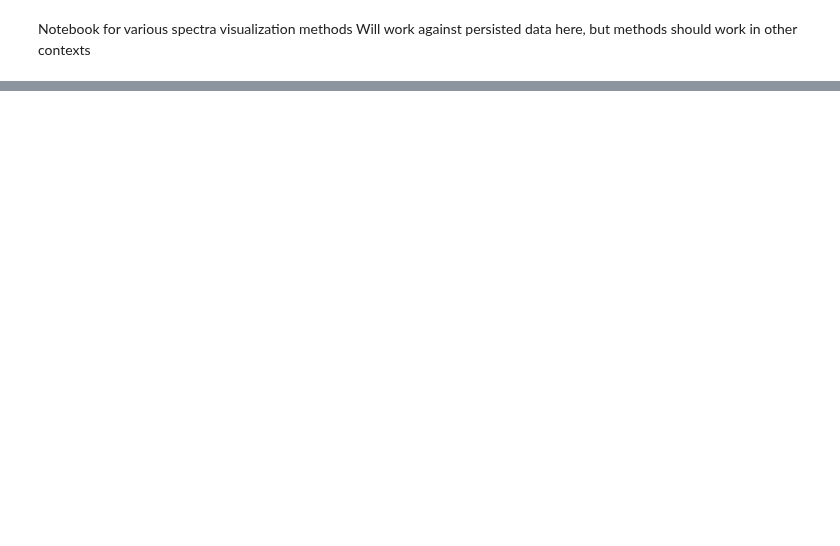
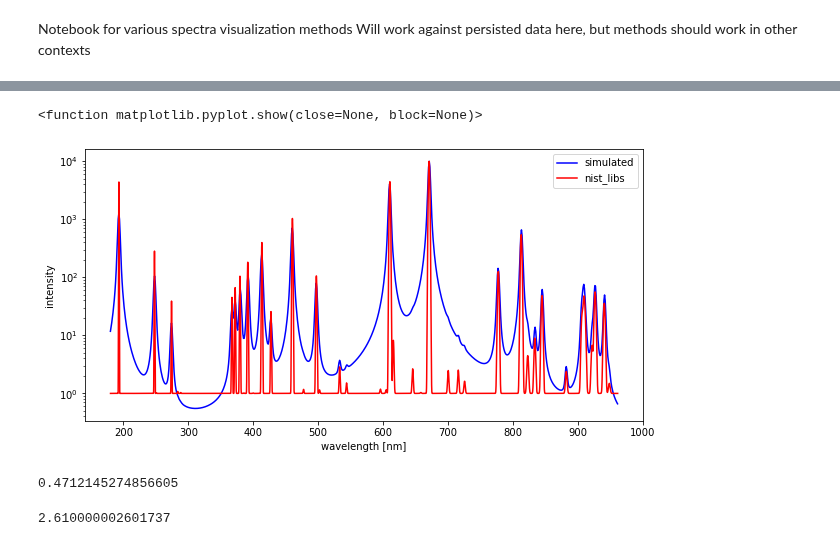
Before and after one commit to MWhitta/phaseMAP, a Jupyter notebook: util/spec_vis.ipynb, the cells around one changed output, grey strips where cells are left out. Cells and saved outputs as stored; diff of their text form; code cells hidden in the pictures; blank space fills up the shorter version.

```diff
--- a/util/spec_vis.ipynb
+++ b/util/spec_vis.ipynb
@@ -84,5 +101,31 @@ print(np.min(l_spec))
-# %%
-#check on making composite from mixture
-my_maker = spectrum_maker()
-elem_frac = {'Li':0.2, 'C':0.2, 'O':0.6}
-wave, spec, spec_dict = my_maker.make_spectra(elem_frac)
+# %%
+#Read in the nist libs data for Li2CO3 for comparison too
+nist_libs = np.genfromtxt(datapath / "nist_libs/Li2CO3_nist_libs.csv", delimiter=',', skip_header=1, filling_values=0)
+nist_libs = nist_libs[:,0:2]
+nist_libs.shape
+#max peak
+nist_libs[:,0][np.argmax(nist_libs[:,1])] #670.81
+nist_scale =  10000 / np.max(nist_libs[:,1])
+nist_scale #0.5274261603375527
+#why different? more wl so check their max val
+np.max(nist_libs[:,1]) #18960 perhaps different than our Voigt to make peaks?
+nist_scaled = nist_libs[:,1] * nist_scale
+# %%
+f = plt.figure()
+f.set_figwidth(10)
+f.set_figheight(5)
+plt.plot(wave, sim_scaled, color='blue', label='simulated')
+plt.plot(nist_libs[:,0],nist_scaled +1, color='red', label='nist_libs')
+plt.xlabel('wavelength [nm]')
+plt.ylabel('intensity')
+#plt.xlim([190, 950]) #note data may go beyond this range
+plt.yscale('log')
+plt.legend()
+plt.show
+# %% [output]
+<function matplotlib.pyplot.show(close=None, block=None)>
+[figure, added]
+# %%
+np.min(spec)
+# %% [output]
+0.4712145274856605
@@ -88,0 +142,4 @@ wave, spec, spec_dict = my_maker.make_spectra(elem_frac)
+# %%
+np.max(lines_dict['comp'] - nist_int) #2.610000002601737 very close!
+# %% [output]
+2.610000002601737
```
Also changed, not shown: parts of 17 cells of this notebook, 3 other files.
